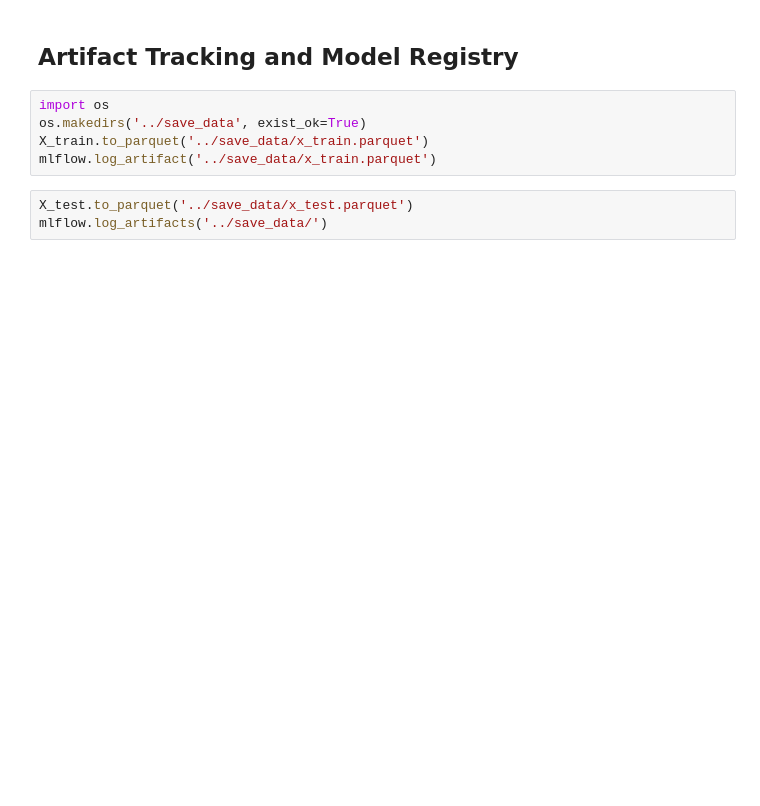
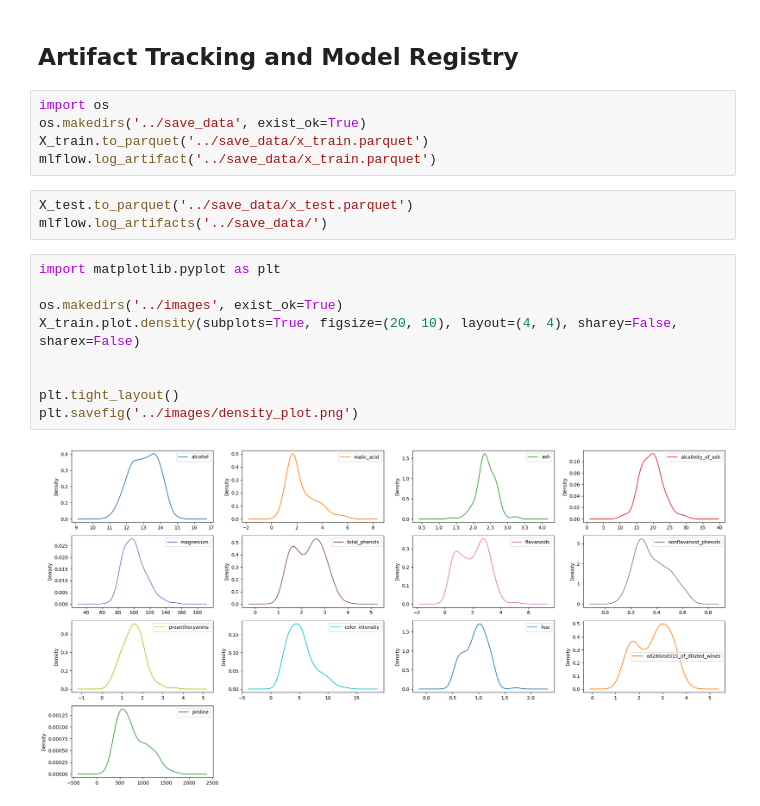
Before and after one commit to AbdullahBera/mlops-design, a Jupyter notebook: src/experiment_tracking_local.ipynb, the cells around one changed output. Saved outputs shown, nothing was run; the diff lists cells and outputs as text; blank space fills up the shorter version.

```diff
--- a/src/experiment_tracking_local.ipynb
+++ b/src/experiment_tracking_local.ipynb
@@ -224,3 +224,14 @@ mlflow.log_artifact('../save_data/x_train.parquet')
 # %%
 X_test.to_parquet('../save_data/x_test.parquet')
 mlflow.log_artifacts('../save_data/')
+# %%
+import matplotlib.pyplot as plt
+
+os.makedirs('../images', exist_ok=True)
+X_train.plot.density(subplots=True, figsize=(20, 10), layout=(4, 4), sharey=False, sharex=False)
+
+
+plt.tight_layout()
+plt.savefig('../images/density_plot.png')
+# %% [output]
+[figure, added]
```
Also changed, not shown: parts of 14 cells of this notebook, 1 other file.
